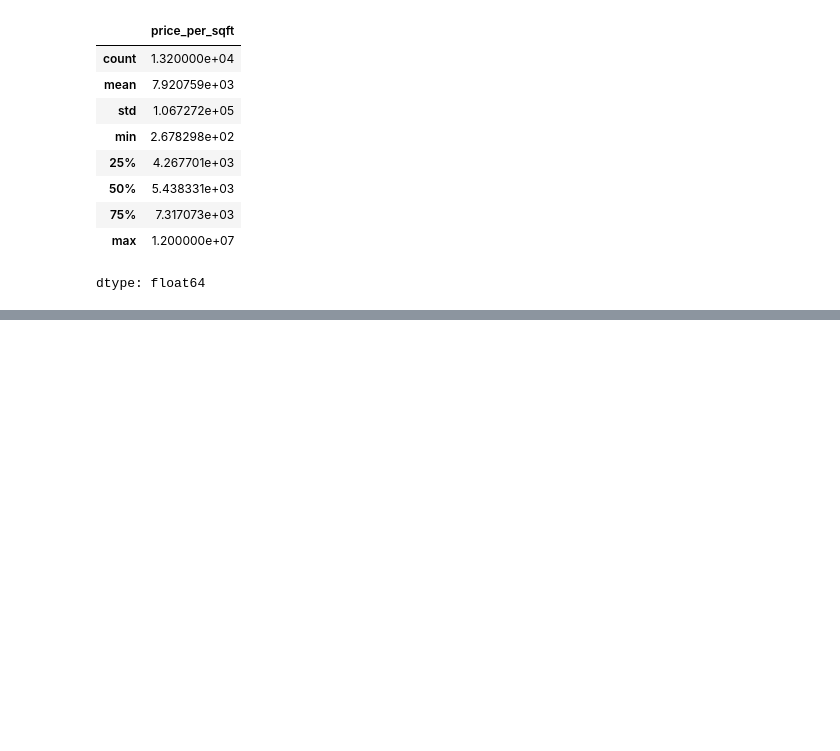
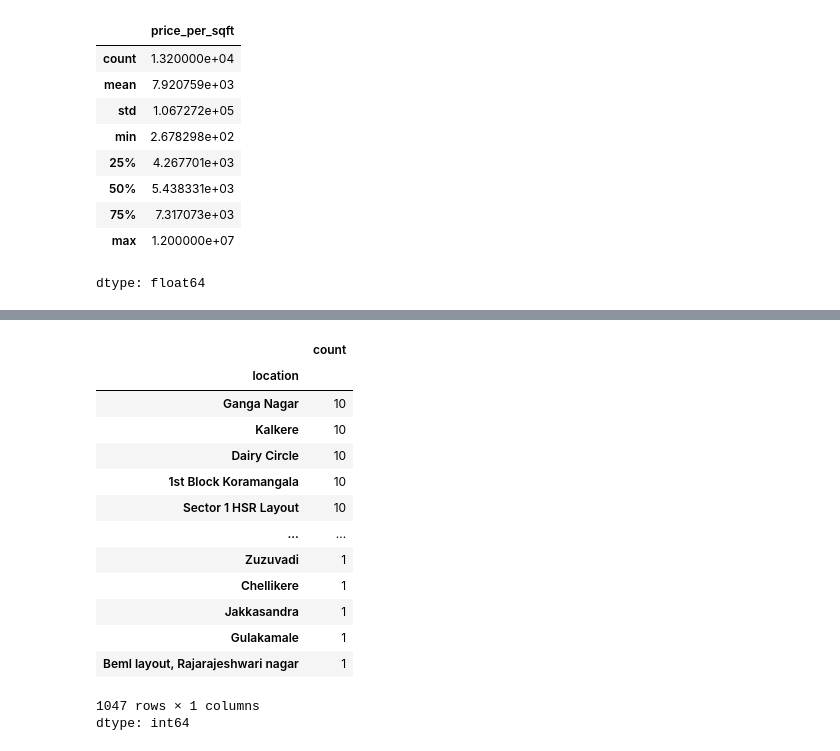
Before and after one commit to NarendarB0152/VignanUniversityWorkShop, a Jupyter notebook: Project/Project.ipynb, the cells around one changed output, grey strips where cells are left out. Saved outputs shown, nothing was run; the diff lists cells and outputs as text; code cells hidden in the pictures; blank space fills up the shorter version.

```diff
--- a/Project/Project.ipynb
+++ b/Project/Project.ipynb
@@ -283,0 +320,19 @@ df5.to_csv("bhp.csv",index=False)
+# %%
+location_stats_less_than_10=location_stats[location_stats<=10]
+location_stats_less_than_10
+# %% [output]
+|  | count |
+| location |  |
+| Ganga Nagar | 10 |
+| Kalkere | 10 |
+| Dairy Circle | 10 |
+| 1st Block Koramangala | 10 |
+| Sector 1 HSR Layout | 10 |
+| ... | ... |
+| Zuzuvadi | 1 |
+| Chellikere | 1 |
+| Jakkasandra | 1 |
+| Gulakamale | 1 |
+| Beml layout, Rajarajeshwari nagar | 1 |
+1047 rows × 1 columns
+dtype: int64
```
Also changed, not shown: parts of 7 cells of this notebook.
